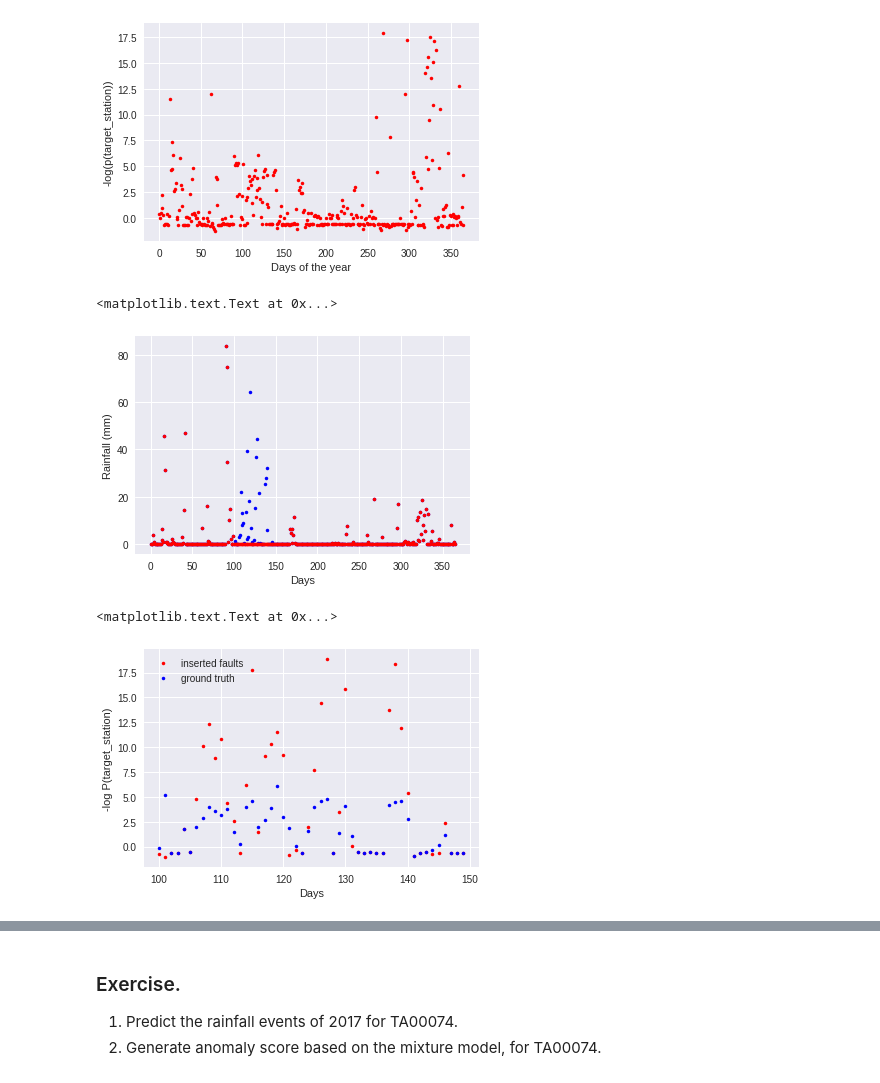
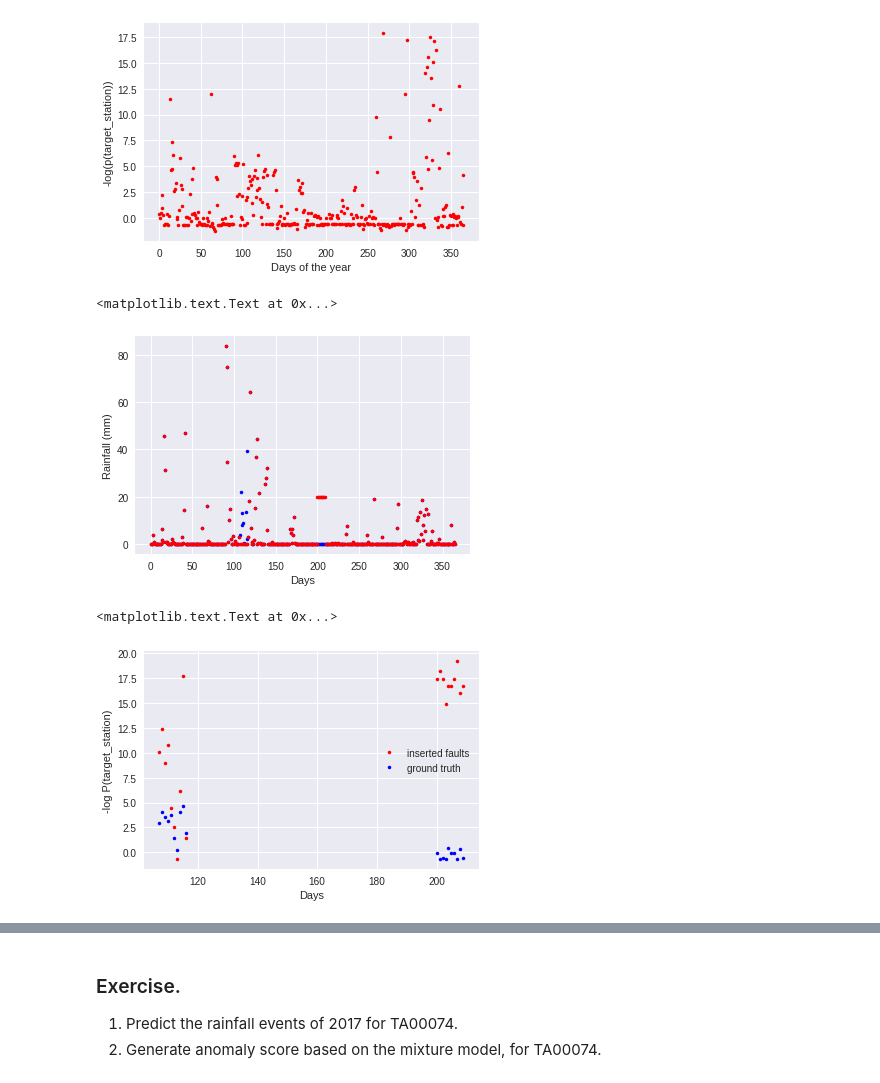
Before and after one commit to tadeze/dsa2018, a Jupyter notebook: rainfall-prediction-kenya.ipynb, the cells around one changed output, grey strips where cells are left out. Drawn from its saved outputs; the diff is of its cells as text; code cells hidden in the pictures.

```diff
--- a/rainfall-prediction-kenya.ipynb
+++ b/rainfall-prediction-kenya.ipynb
@@ -301,8 +303,12 @@ plt.xlabel('Days of the year')
 ## Insert synthetic faults.
 insert_fault = observations.copy()
 #plt.plot(observations,'.r')
-# %%
-insert_fault[100:150] = 0.0
+# %%
+abnormal_report = range(200,210)
+rainy_days = range(107,117)
+insert_fault[abnormal_report] = 20.0
+insert_fault[rainy_days] = 0.0
+fault_days = abnormal_report + rainy_days
 # %%
 plt.plot(observations, '.b',label='ground truth')
 plt.plot(insert_fault, '.r',label='inserted faults')
@@ -310,16 +316,16 @@ plt.xlabel('Days')
 plt.ylabel('Rainfall (mm)')
 # %% [output]
 <matplotlib.text.Text at 0x...>
-[figure, old version]
+[figure, new version]
 # %%
 l_insert = mixl(insert_fault, m1.fittedvalues, fitted)
 ll_insert = -np.log(l_insert)
 # %%
-plt.plot(range(100,150), ll_insert[100:150],'.r', label='inserted faults')
-plt.plot(range(100,150), lll[100:150],'.b',label='ground truth')
+plt.plot(fault_days, ll_insert[fault_days],'.r', label='inserted faults')
+plt.plot(fault_days, lll[fault_days],'.b',label='ground truth')
 plt.legend(loc='best')
 plt.xlabel('Days')
 plt.ylabel('-log P(target_station)')
 # %% [output]
 <matplotlib.text.Text at 0x...>
-[figure, old version]
+[figure, new version]
```
Also changed, not shown: parts of 6 cells of this notebook.
